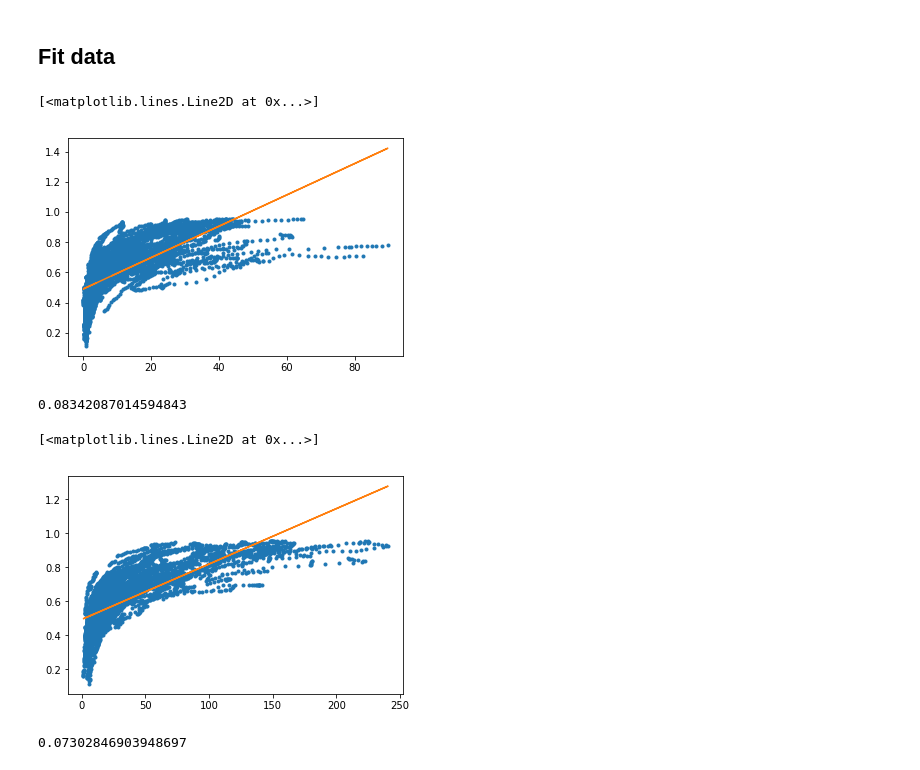
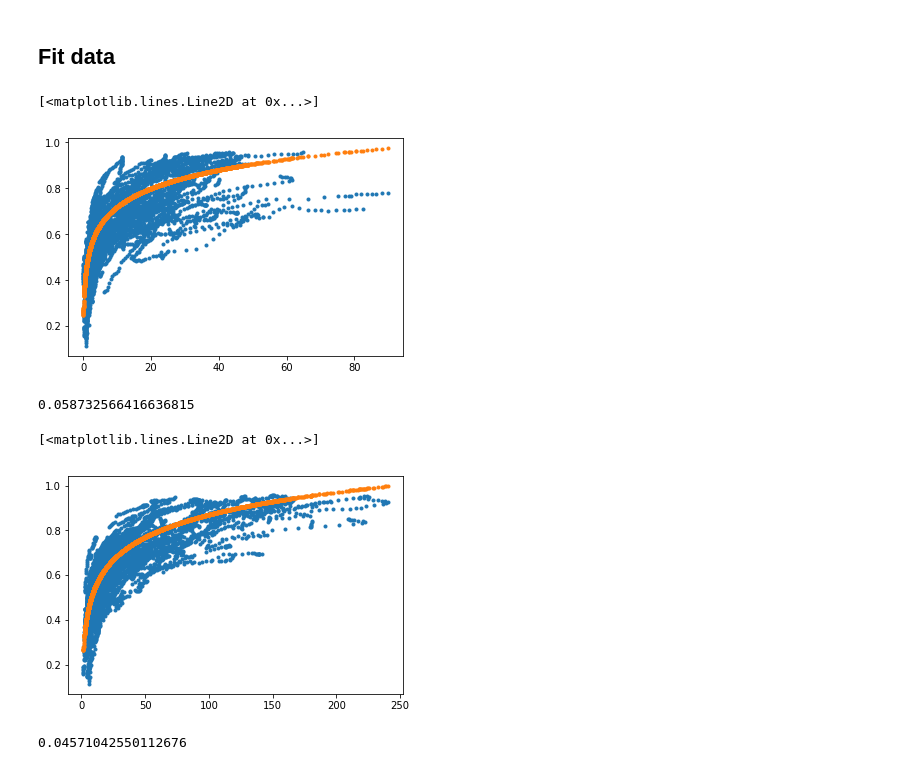
Before and after one commit to UW-AMO/StochasticFrontier, a Jupyter notebook: example/example_uhc.ipynb, the cells around one changed output. Saved outputs shown, nothing was run; the diff lists cells and outputs as text; code cells hidden in the pictures.

```diff
--- a/example/example_uhc.ipynb
+++ b/example/example_uhc.ipynb
@@ -15,11 +15,11 @@ df = pd.read_csv('../data/msfa_data.csv')
 m = df.shape[0]
 s = np.sqrt(df['uhc_variance'].values)
 #
-x_physicians = np.vstack((np.ones(m), df['physicians'].values)).T
-x_nurses = np.vstack((np.ones(m), df['nurses'].values)).T
+x_physicians = np.vstack((np.ones(m), np.log(0.1+df['physicians'].values))).T
+x_nurses = np.vstack((np.ones(m), np.log(0.1+df['nurses'].values))).T
 #
-sfa_physicians = SFA(m, x_physicians, s, vtype='exp')
-sfa_nurses = SFA(m, x_nurses, s, vtype='exp')
+sfa_physicians = SFA(m, x_physicians, s, vtype='hnl')
+sfa_nurses = SFA(m, x_nurses, s, vtype='hnl')
 #
 sfa_physicians.y = df['uhc'].values
 sfa_nurses.y = df['uhc'].values
@@ -28,24 +28,24 @@ sfa_nurses.y = df['uhc'].values
 # %%
 sfa_physicians.fitMaxl()
 # %%
-plt.plot(x_physicians[:,1], sfa_physicians.y, '.')
-plt.plot(x_physicians[:,1], x_physicians.dot(sfa_physicians.beta_soln) - sfa_physicians.sv_soln, '-')
+plt.plot(df['physicians'].values, sfa_physicians.y, '.')
+plt.plot(df['physicians'].values, x_physicians.dot(sfa_physicians.beta_soln), '.')
 # %% [output]
 [<matplotlib.lines.Line2D at 0x...>]
-[figure, old version]
+[figure, new version]
 # %%
 sfa_physicians.sv_soln
 # %% [output]
-0.08342087014594843
+0.058732566416636815
 # %%
 sfa_nurses.fitMaxl()
 # %%
-plt.plot(x_nurses[:,1], sfa_nurses.y, '.')
-plt.plot(x_nurses[:,1], x_nurses.dot(sfa_nurses.beta_soln) - sfa_nurses.sv_soln, '-')
+plt.plot(df['nurses'].values, sfa_nurses.y, '.')
+plt.plot(df['nurses'].values, x_nurses.dot(sfa_nurses.beta_soln), '.')
 # %% [output]
 [<matplotlib.lines.Line2D at 0x...>]
-[figure, old version]
+[figure, new version]
 # %%
 sfa_nurses.sv_soln
 # %% [output]
-0.07302846903948697
+0.04571042550112676
```
Also changed, not shown: 3 other files.
